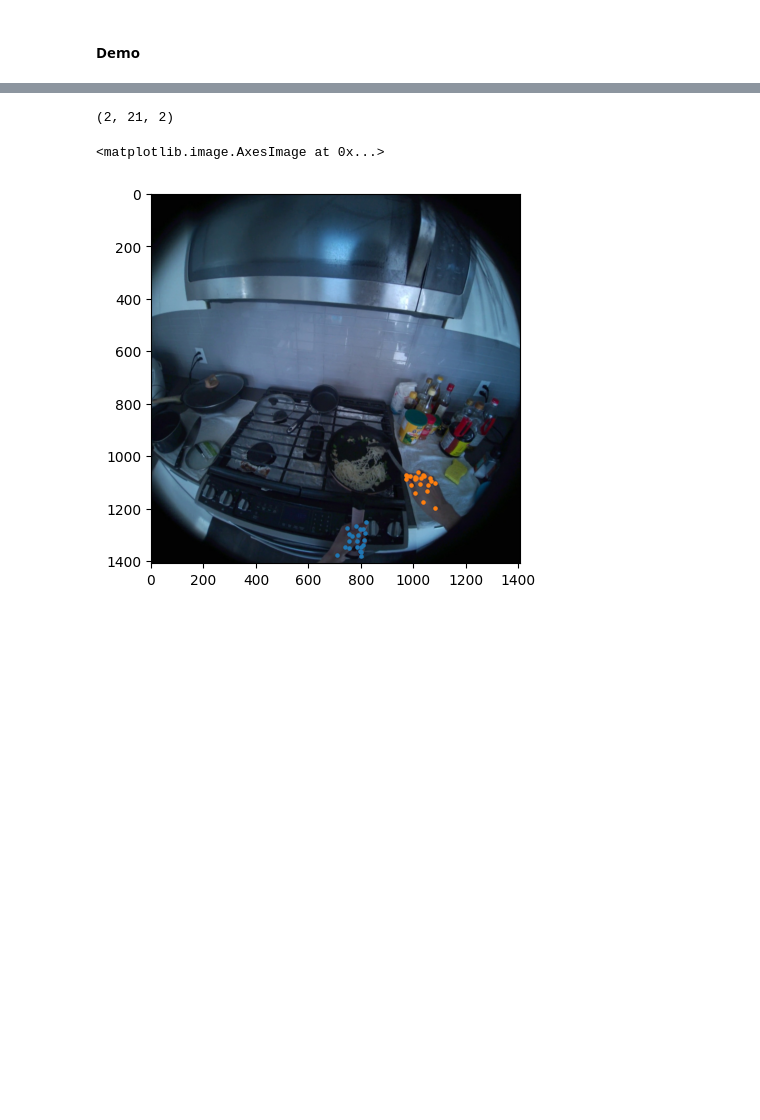
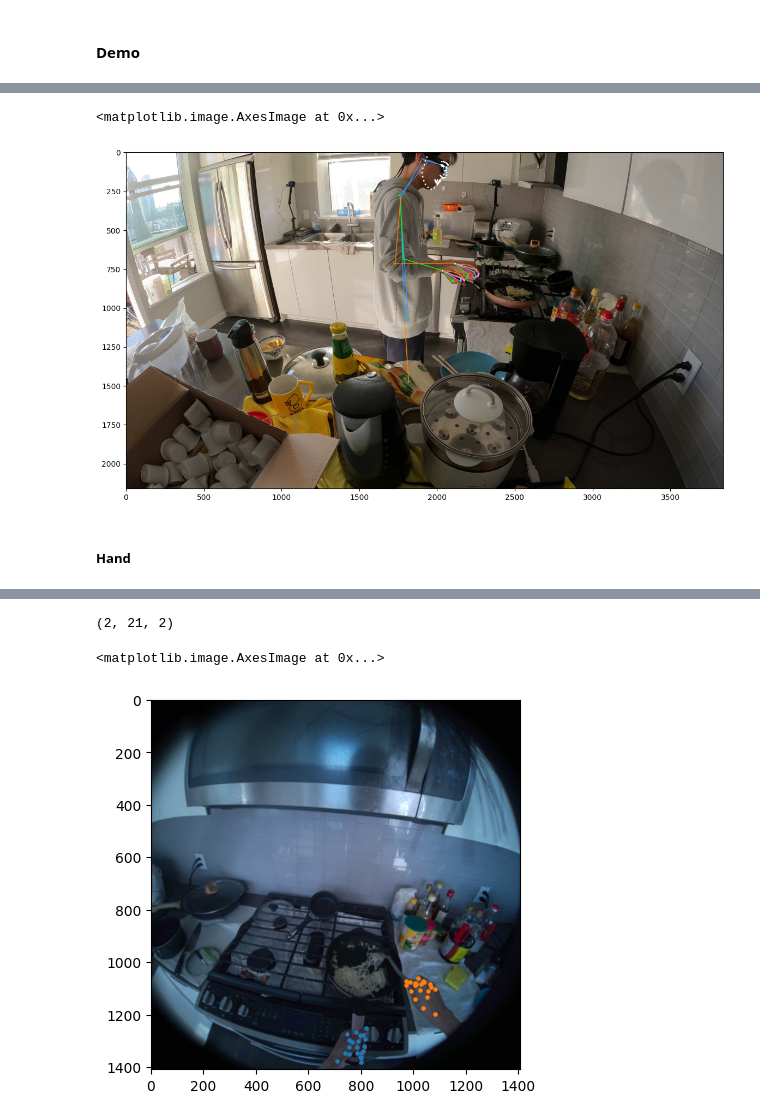
Before and after one commit to jinxuzh/Ego4d, a Jupyter notebook: ego4d/internal/human_pose/main_Ego4d-mmpose.ipynb, the cells around one changed output, grey strips where cells are left out. Drawn from its saved outputs; the diff is of its cells as text; code cells hidden in the pictures; blank space fills up the shorter version.

```diff
--- a/ego4d/internal/human_pose/main_Ego4d-mmpose.ipynb
+++ b/ego4d/internal/human_pose/main_Ego4d-mmpose.ipynb
@@ -48,0 +106,23 @@ Bbox detection
+# %%
+########### Visualization ############
+image = np.array(Image.open(img))
+body_pose_vis = body_visualizer.add_datasample(
+    'result',
+    image,
+    data_sample=body_data_samples,
+    draw_gt=False,
+    draw_heatmap=False,
+    draw_bbox=False,
+    show_kpt_idx=False,
+    skeleton_style='mmpose',
+    show=False,
+    wait_time=0,
+    kpt_thr=0.3)
+
+plt.figure(figsize=(15,8))
+plt.imshow(body_pose_vis)
+# %% [output]
+<matplotlib.image.AxesImage at 0x...>
+[figure, added]
+# %% [markdown]
+##### Hand
```
Also changed, not shown: parts of 17 cells of this notebook, 6 other files.
